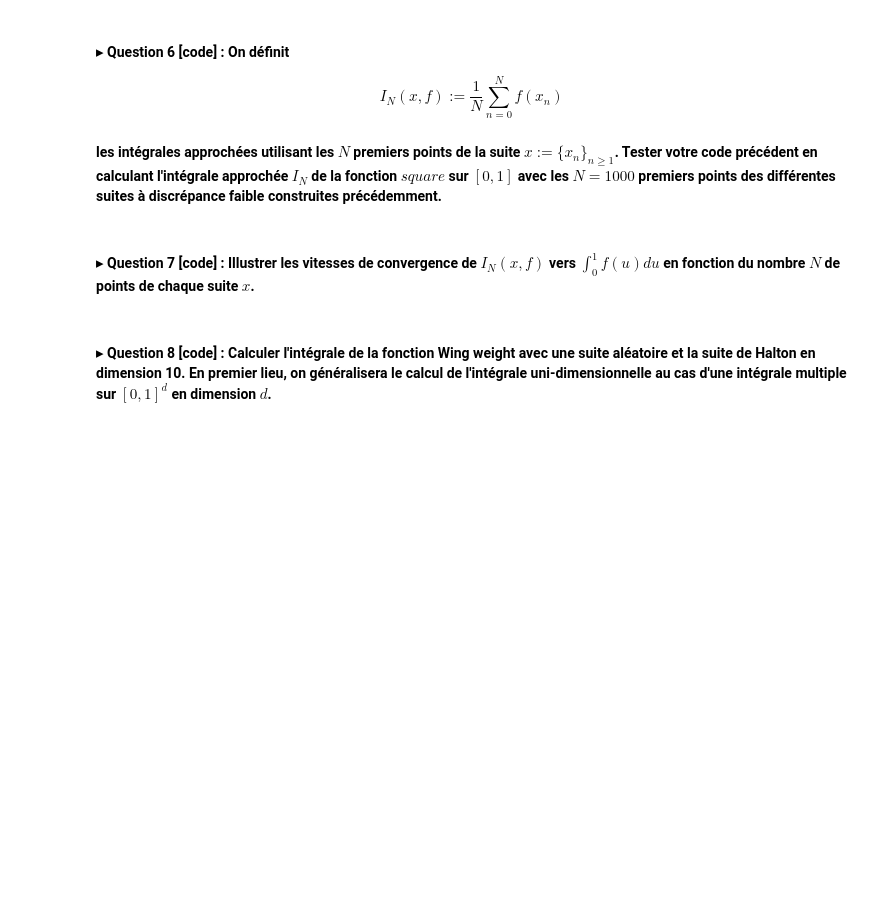
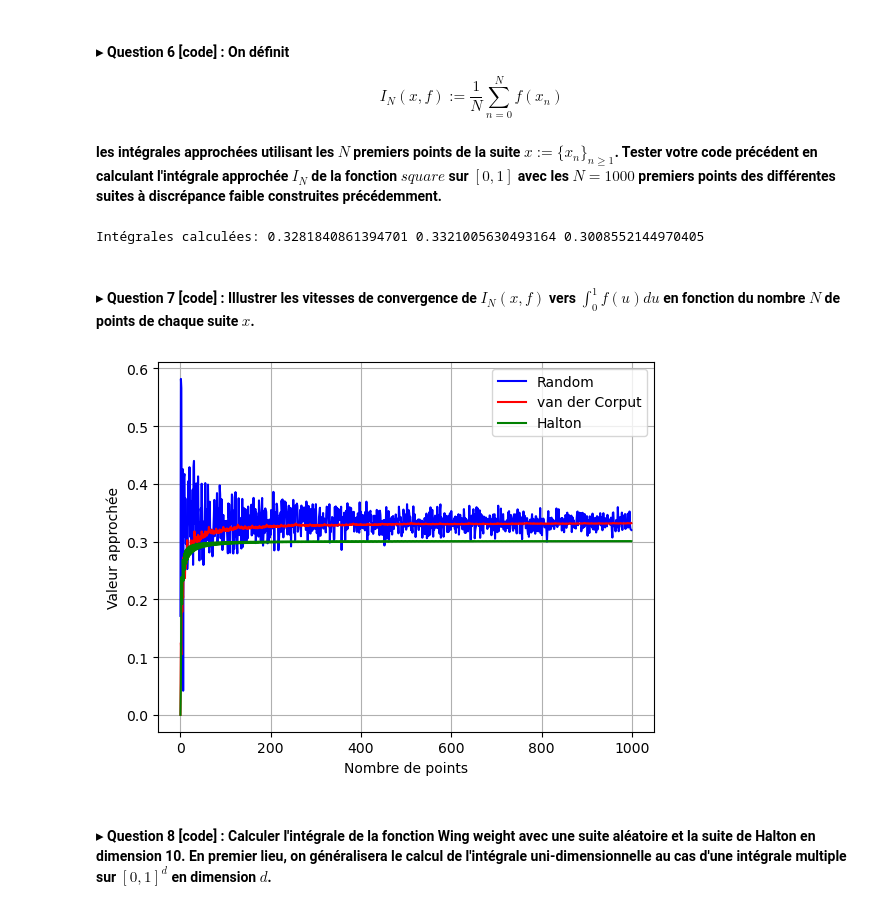
Before and after one commit to momoth12/Stochastic-Simulation-and-Monte-Carlo-Methods, a Jupyter notebook: lab3/TP3-Student.ipynb, the cells around one changed output. Saved outputs shown, nothing was run; the diff lists cells and outputs as text; code cells hidden in the pictures; blank space fills up the shorter version.

```diff
--- a/lab3/TP3-Student.ipynb
+++ b/lab3/TP3-Student.ipynb
@@ -152,10 +195,3 @@ plt.show()
 On peut générer une suite (non aléatoire) à discrépance faible. Un premier exemple consiste à utiliser une écriture en base $b$  pour générer la suite de van der Corput.
 # %% [markdown]
 #### $\blacktriangleright$ Question 4 [code] : Définir une fonction qui permet de générer les $n$ premiers éléments de la suite de van der Corput en base $b$.
-# %%
-###################################################
-# Réponse 4 [code] :
-###################################################
-def van_der_corput_sequence(n, base=2):
-    ##>>>> Completer <<<<##
-    return 0
@@ -208,6 +282,14 @@ def halton_sequence(n, base=3):
     sequence = np.zeros(n)
     for i in range(n):
     ##>>>> Completer <<<<##
+        valeur=0
+        f_1 = 1/base
+        for j in range(i,0,-1):
+            chiffre =j%base
+            valeur += (chiffre*f_1)
+            f_1 /= base
+            j//= base
+        sequence[i]=valeur
     return sequence
 
 # Fonction pour calculer le prochain nombre premier.
@@ -225,6 +307,7 @@ def halton_sequence_dimension(n,d):
     primes = next_prime()
     for j in range(d):
         base = next(primes)
+        sequence[:,j]=halton_sequence(n,base)
     ##>>>> Completer <<<<##
     return sequence
 # %%
@@ -281,7 +370,12 @@ plt.show()
 ###################################################
 def compute_integral(func,sequence):
     ##>>>> Completer <<<<##
-    return 0
+    n=len(sequence)
+    integrale=0
+    for x_n in sequence:
+        integrale+=func(x_n)
+    integrale/=n
+    return integrale
 # %% [markdown]
 On définit la fonction `square` suivante :
 # %%
@@ -299,37 +393,60 @@ $$
 ###################################################
 # Générer les 3 suites à discrépance faible.
     ##>>>> Completer <<<<##
+n=1000
+sequence_random=np.random.random(n)
+sequence_vandercorput=van_der_corput_sequence(n,base=2)
+sequence_halton=halton_sequence(n,base=3)
 # Calculer les intégrales.
     ##>>>> Completer <<<<##
+result_random=compute_integral(square,sequence_random)
+result_vandercorput=compute_integral(square,sequence_vandercorput)
+result_halton=compute_integral(square,sequence_halton)
 # Affichage des résultats
 print("Intégrales calculées:", result_random, result_vandercorput, result_halton)
+# %% [output]
+Intégrales calculées: 0.3281840861394701 0.3321005630493164 0.3008552144970405
 # %% [markdown]
 #### $\blacktriangleright$ Question 7 [code] : Illustrer les vitesses de convergence de $I_N(x,f)$ vers $\int_0^1 f(u) du$ en fonction du nombre $N$ de points de chaque suite $x$.
 # %%
 ###################################################
 # Réponse 7 [code] :
 ###################################################
 N = 1000
 
 func = square
 
 results_random = np.zeros(N)
 results_van_der_corput = np.zeros(N)
 results_halton = np.zeros(N)
 sequence_random = np.random.random(N)
 sequence_van_der_corput = van_der_corput_sequence(N)
 sequence_halton = halton_sequence(N)
 
     ##>>>> Completer <<<<##
 
+for i in range(1,N+1): # Eviter la division par zero
+    sequence_random=np.random.random(i)
+    sequence_vandercorput=van_der_corput_sequence(i,base=2)
+    sequence_halton=halton_sequence(i,base=3)
+    result_random=compute_integral(square,sequence_random)
+    result_vandercorput=compute_integral(square,sequence_vandercorput)
+    result_halton=compute_integral(square,sequence_halton)
+    results_random[i-1]=result_random
+    results_van_der_corput[i-1]=result_vandercorput
+    results_halton[i-1]=result_halton
+
+
 plt.plot(results_random, 'b-', label='Random')
 plt.plot(results_van_der_corput, 'r-', label='van der Corput')
 plt.plot(results_halton, 'g-', label='Halton')
 plt.xlabel('Nombre de points')
 plt.ylabel('Valeur approchée')
 plt.legend()
 plt.grid(True)
 plt.show()
+# %% [output]
+[figure, added]
 # %% [markdown]
 #### $\blacktriangleright$ Question 8 [code] : Calculer l'intégrale de la fonction Wing weight avec une suite aléatoire et la suite de Halton en dimension 10. En premier lieu, on généralisera le calcul de l'intégrale uni-dimensionnelle au cas d'une intégrale multiple sur $[0,1]^d$ en dimension $d$.
 # %%
```
Also changed, not shown: parts of 26 cells of this notebook, 2 other files.
